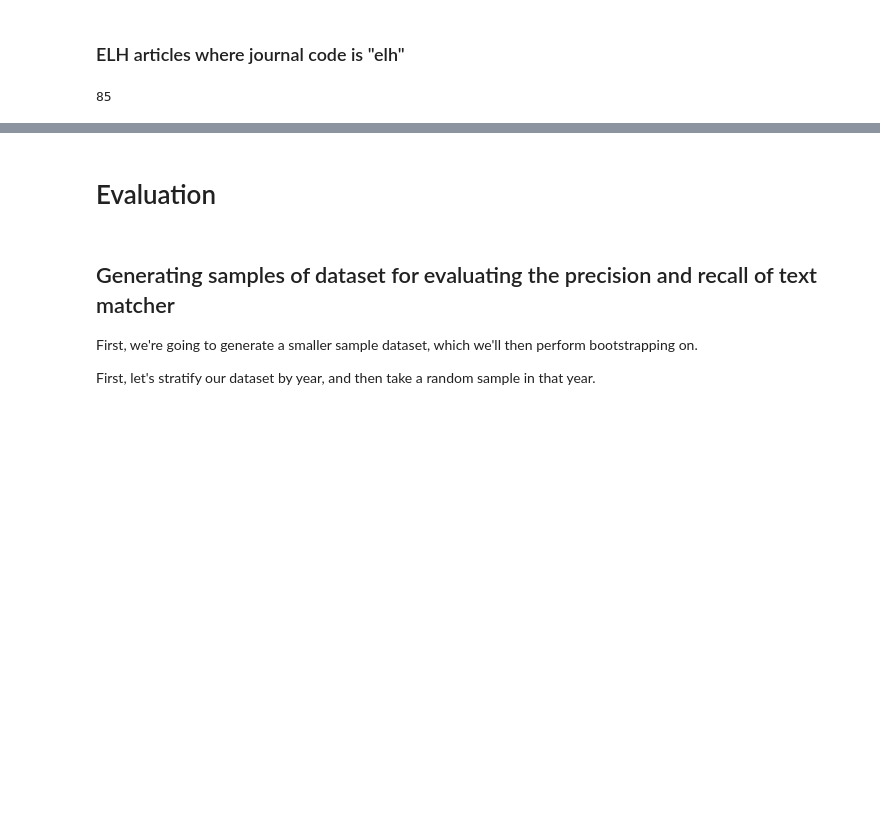
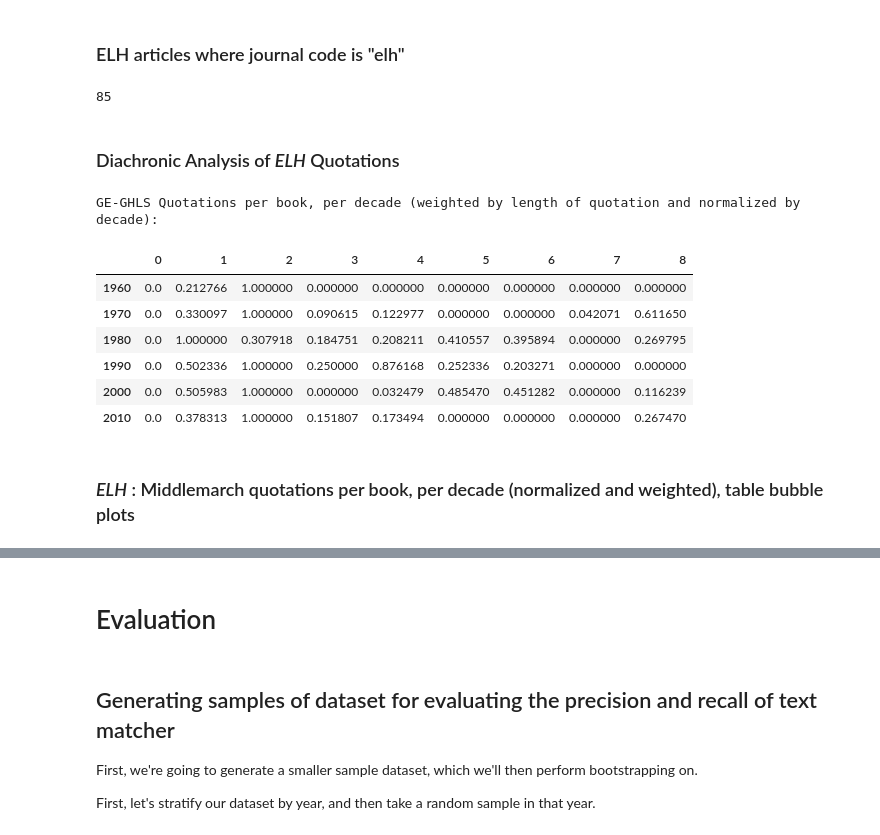
Before and after one commit to lit-mod-viz/middlemarch-critical-histories, a Jupyter notebook: notebooks/jstor-data-and-analysis.ipynb, the cells around one changed output, grey strips where cells are left out. Drawn from its saved outputs; the diff is of its cells as text; code cells hidden in the pictures; blank space fills up the shorter version.

```diff
--- a/notebooks/jstor-data-and-analysis.ipynb
+++ b/notebooks/jstor-data-and-analysis.ipynb
@@ -1598,3 +1751,19 @@ elhJournalCodes = df.loc[df['jcode'].str[0] == 'elh']
 len(elhJournalCodes)
 # %% [output]
 85
+# %% [markdown]
+### Diachronic Analysis of *ELH* Quotations
+# %%
+# Weighted by wordcount (by the number of words in the quotation) and normalized by decade(counts are scaled to the maximum value per decade)
+ELHbooksDiaDF = diachronicAnalysis(elhJournalCodes, decades=(1960, 2020), bins=bookLocations, useWordcounts=True, normalize=True).sort_index()
+print('GE-GHLS Quotations per book, per decade (weighted by length of quotation and normalized by decade):')
+ELHbooksDiaDF
+# %% [output]
+GE-GHLS Quotations per book, per decade (weighted by length of quotation and normalized by decade):
+|  | 0 | 1 | 2 | 3 | 4 | 5 | 6 | 7 | 8 |
+| 1960 | 0.0 | 0.212766 | 1.000000 | 0.000000 | 0.000000 | 0.000000 | 0.000000 | 0.000000 | 0.000000 |
+| 1970 | 0.0 | 0.330097 | 1.000000 | 0.090615 | 0.122977 | 0.000000 | 0.000000 | 0.042071 | 0.611650 |
+| 1980 | 0.0 | 1.000000 | 0.307918 | 0.184751 | 0.208211 | 0.410557 | 0.395894 | 0.000000 | 0.269795 |
+| 1990 | 0.0 | 0.502336 | 1.000000 | 0.250000 | 0.876168 | 0.252336 | 0.203271 | 0.000000 | 0.000000 |
+| 2000 | 0.0 | 0.505983 | 1.000000 | 0.000000 | 0.032479 | 0.485470 | 0.451282 | 0.000000 | 0.116239 |
+| 2010 | 0.0 | 0.378313 | 1.000000 | 0.151807 | 0.173494 | 0.000000 | 0.000000 | 0.000000 | 0.267470 |
@@ -1600,0 +1777,2 @@ len(elhJournalCodes)
+# %% [markdown]
+### *ELH* : Middlemarch quotations per book, per decade (normalized and weighted), table bubble plots
```
Also changed, not shown: parts of 51 cells of this notebook, 2 other files.
